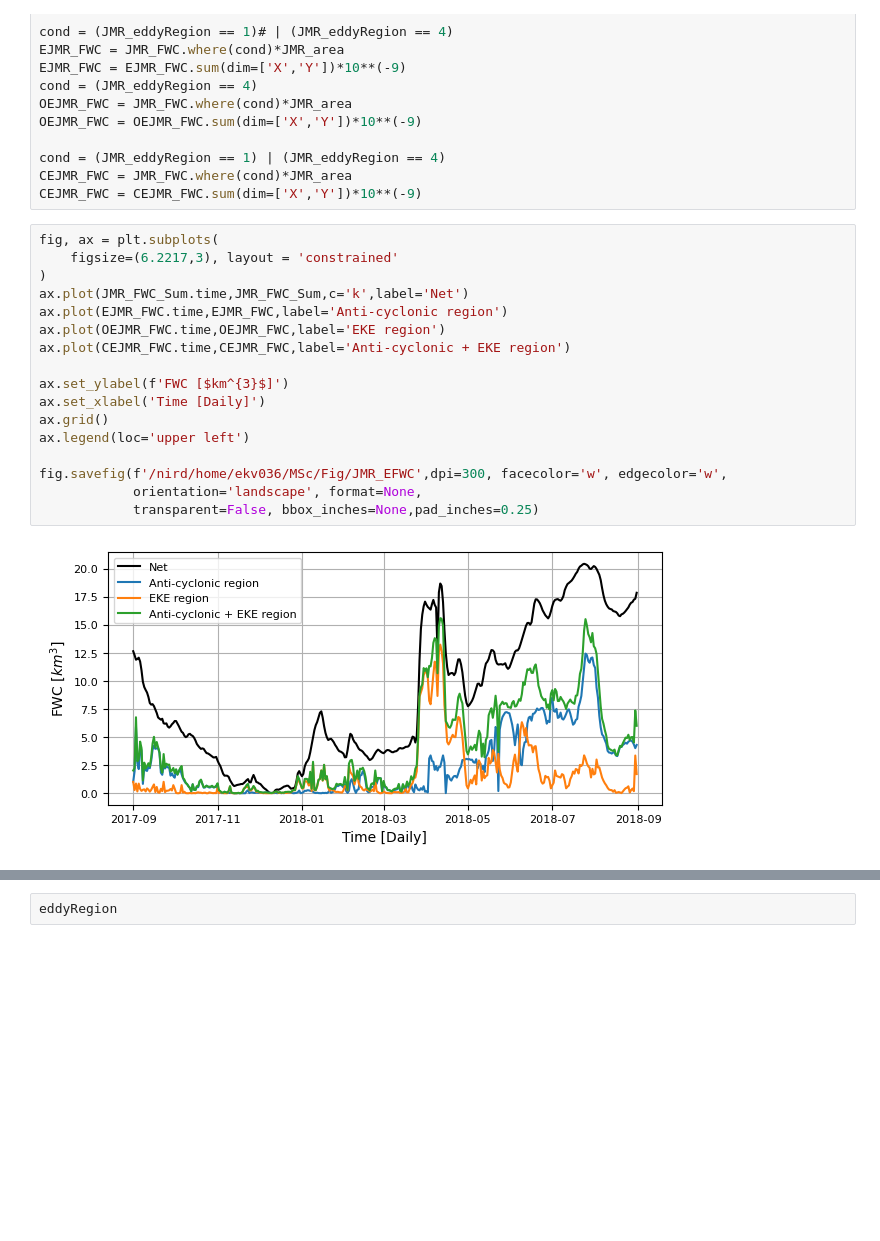
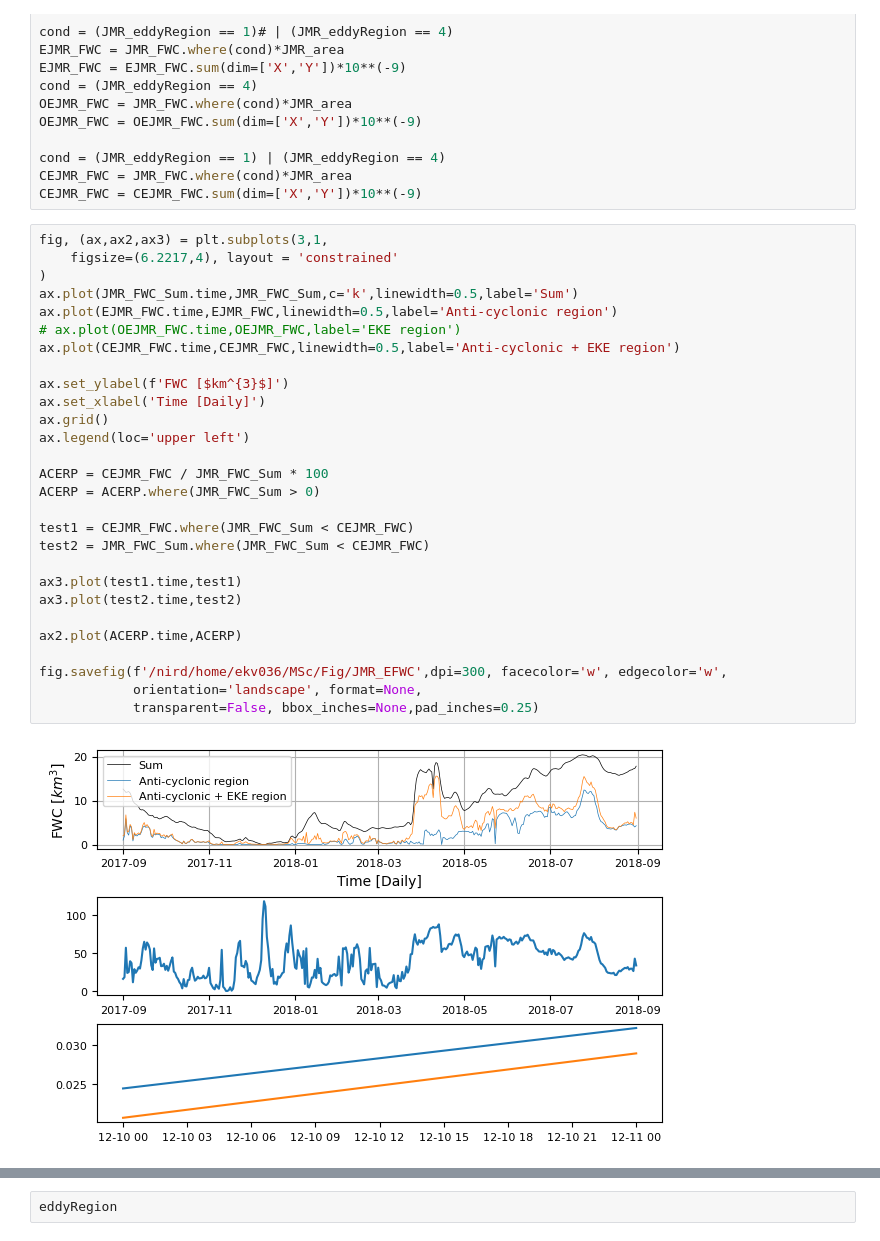
Before and after one commit to EirikKvamme/MScEirik, a Jupyter notebook: Eddies/FWTfromShelf.ipynb, the cells around one changed output, grey strips where cells are left out. Cells and saved outputs as stored; diff of their text form; blank space fills up the shorter version.

Commit message:
Created figures with ID and FWC of eddies, some more eddy statistics

```diff
--- a/Eddies/FWTfromShelf.ipynb
+++ b/Eddies/FWTfromShelf.ipynb
@@ -255,21 +267,32 @@ cond = (JMR_eddyRegion == 1) | (JMR_eddyRegion == 4)
 CEJMR_FWC = JMR_FWC.where(cond)*JMR_area
 CEJMR_FWC = CEJMR_FWC.sum(dim=['X','Y'])*10**(-9)
 # %%
-fig, ax = plt.subplots(
-    figsize=(6.2217,3), layout = 'constrained'
+fig, (ax,ax2,ax3) = plt.subplots(3,1,
+    figsize=(6.2217,4), layout = 'constrained'
 )
-ax.plot(JMR_FWC_Sum.time,JMR_FWC_Sum,c='k',label='Net')
-ax.plot(EJMR_FWC.time,EJMR_FWC,label='Anti-cyclonic region')
-ax.plot(OEJMR_FWC.time,OEJMR_FWC,label='EKE region')
-ax.plot(CEJMR_FWC.time,CEJMR_FWC,label='Anti-cyclonic + EKE region')
+ax.plot(JMR_FWC_Sum.time,JMR_FWC_Sum,c='k',linewidth=0.5,label='Sum')
+ax.plot(EJMR_FWC.time,EJMR_FWC,linewidth=0.5,label='Anti-cyclonic region')
+# ax.plot(OEJMR_FWC.time,OEJMR_FWC,label='EKE region')
+ax.plot(CEJMR_FWC.time,CEJMR_FWC,linewidth=0.5,label='Anti-cyclonic + EKE region')
 
 ax.set_ylabel(f'FWC [$km^{3}$]')
 ax.set_xlabel('Time [Daily]')
 ax.grid()
 ax.legend(loc='upper left')
 
+ACERP = CEJMR_FWC / JMR_FWC_Sum * 100
+ACERP = ACERP.where(JMR_FWC_Sum > 0)
+
+test1 = CEJMR_FWC.where(JMR_FWC_Sum < CEJMR_FWC)
+test2 = JMR_FWC_Sum.where(JMR_FWC_Sum < CEJMR_FWC)
+
+ax3.plot(test1.time,test1)
+ax3.plot(test2.time,test2)
+
+ax2.plot(ACERP.time,ACERP)
+
 fig.savefig(f'/nird/home/ekv036/MSc/Fig/JMR_EFWC',dpi=300, facecolor='w', edgecolor='w',
             orientation='landscape', format=None,
             transparent=False, bbox_inches=None,pad_inches=0.25)
 # %% [output]
-[figure, old version]
+[figure, new version]
```
Also changed, not shown: parts of 8 cells of this notebook, 3 other files.
